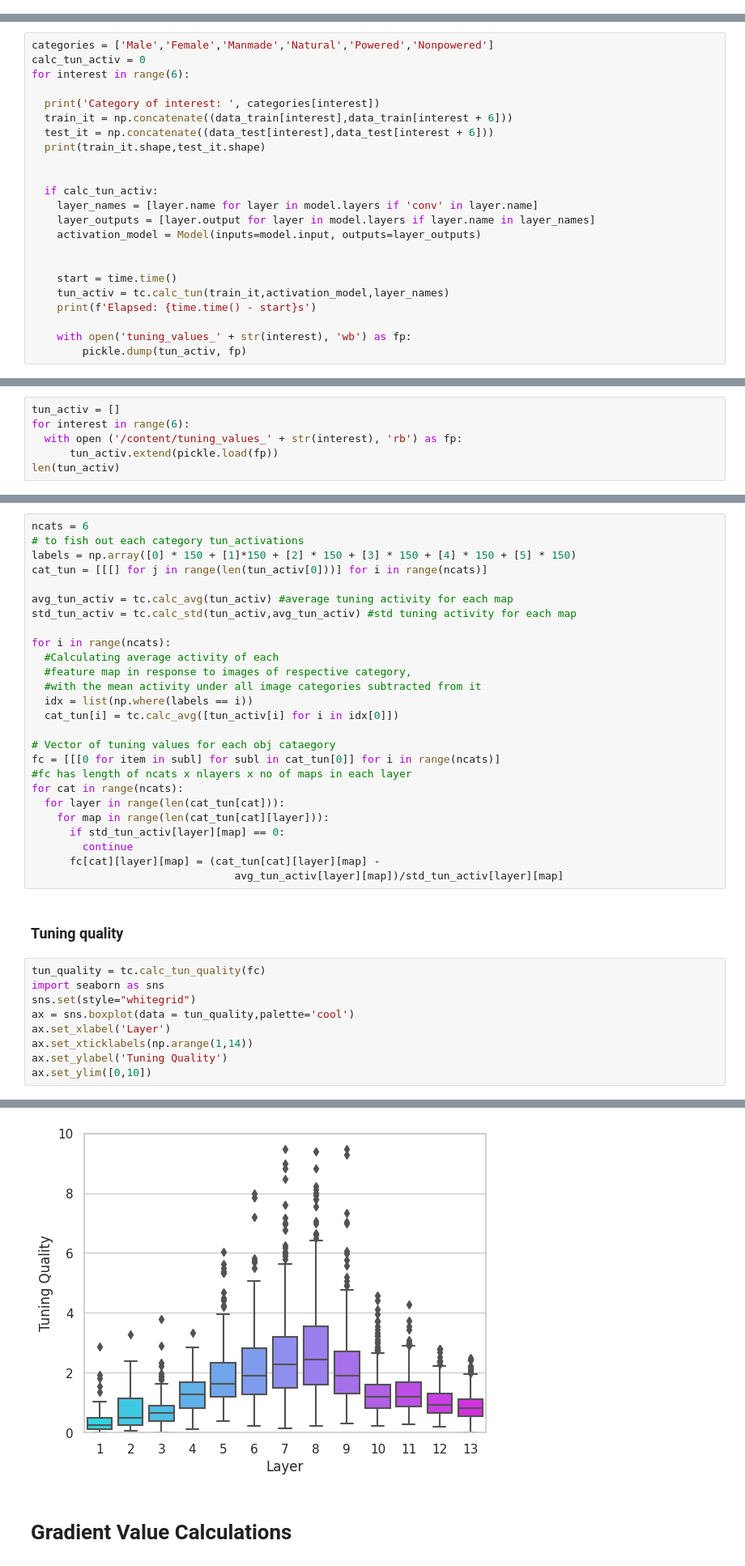
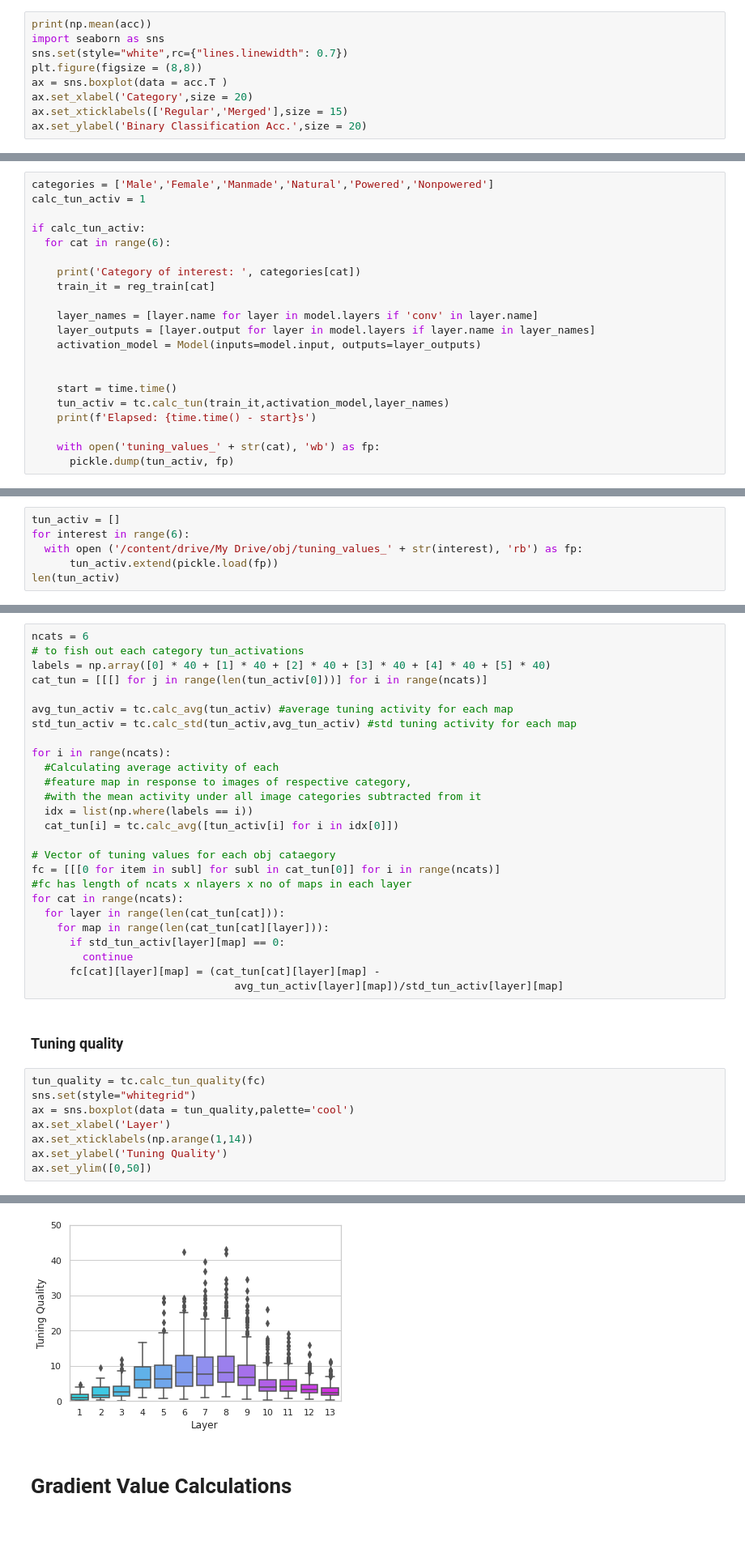
Before and after one commit to soukhind2/vgg16obj, a Jupyter notebook: Merge_set.ipynb, the cells around one changed output, grey strips where cells are left out. Shown at 81% size. Cells and saved outputs as stored; diff of their text form; blank space fills up the shorter version.

```diff
--- a/Merge_set.ipynb
+++ b/Merge_set.ipynb
@@ -245,0 +296,9 @@ Normalized confusion matrix
+# %%
+print(np.mean(acc))
+import seaborn as sns
+sns.set(style="white",rc={"lines.linewidth": 0.7})
+plt.figure(figsize = (8,8))
+ax = sns.boxplot(data = acc.T )
+ax.set_xlabel('Category',size = 20)
+ax.set_xticklabels(['Regular','Merged'],size = 15)
+ax.set_ylabel('Binary Classification Acc.',size = 20)
@@ -247,16 +310,14 @@ Normalized confusion matrix
 # Tuning Value Calculation
 # %%
 categories = ['Male','Female','Manmade','Natural','Powered','Nonpowered']
-calc_tun_activ = 0
-for interest in range(6):
+calc_tun_activ = 1
 
-  print('Category of interest: ', categories[interest])
-  train_it = np.concatenate((data_train[interest],data_train[interest + 6]))
-  test_it = np.concatenate((data_test[interest],data_test[interest + 6]))
-  print(train_it.shape,test_it.shape)
+if calc_tun_activ:
+  for cat in range(6):
 
+    print('Category of interest: ', categories[cat])
+    train_it = reg_train[cat]
 
-  if calc_tun_activ:
     layer_names = [layer.name for layer in model.layers if 'conv' in layer.name]
     layer_outputs = [layer.output for layer in model.layers if layer.name in layer_names]
     activation_model = Model(inputs=model.input, outputs=layer_outputs)
@@ -266,7 +327,7 @@ for interest in range(6):
     tun_activ = tc.calc_tun(train_it,activation_model,layer_names)
     print(f'Elapsed: {time.time() - start}s')
 
-    with open('tuning_values_' + str(interest), 'wb') as fp:
-        pickle.dump(tun_activ, fp)
+    with open('tuning_values_' + str(cat), 'wb') as fp:
+      pickle.dump(tun_activ, fp)
 # %% [output]
 Category of interest:  Male
@@ -286,7 +347,7 @@ Category of interest:  Nonpowered
 # %%
 tun_activ = []
 for interest in range(6):
-  with open ('/content/tuning_values_' + str(interest), 'rb') as fp:
+  with open ('/content/drive/My Drive/obj/tuning_values_' + str(interest), 'rb') as fp:
       tun_activ.extend(pickle.load(fp))
 len(tun_activ)
 # %% [output]
@@ -296,7 +357,7 @@ len(tun_activ)
 # %%
 ncats = 6
 # to fish out each category tun_activations
-labels = np.array([0] * 150 + [1]*150 + [2] * 150 + [3] * 150 + [4] * 150 + [5] * 150)
+labels = np.array([0] * 40 + [1] * 40 + [2] * 40 + [3] * 40 + [4] * 40 + [5] * 40)
 cat_tun = [[[] for j in range(len(tun_activ[0]))] for i in range(ncats)]
 
 avg_tun_activ = tc.calc_avg(tun_activ) #average tuning activity for each map
@@ -323,11 +384,10 @@ for cat in range(ncats):
 ### Tuning quality
 # %%
 tun_quality = tc.calc_tun_quality(fc)
-import seaborn as sns
 sns.set(style="whitegrid")
 ax = sns.boxplot(data = tun_quality,palette='cool')
 ax.set_xlabel('Layer')
 ax.set_xticklabels(np.arange(1,14))
 ax.set_ylabel('Tuning Quality')
-ax.set_ylim([0,10])
+ax.set_ylim([0,50])
 # %% [output]
@@ -335,3 +395,3 @@ ax.set_ylim([0,10])
-[figure, old version]
+[figure, new version]
 # %% [markdown]
 # Gradient Value Calculations
```
Also changed, not shown: parts of 26 cells of this notebook.
